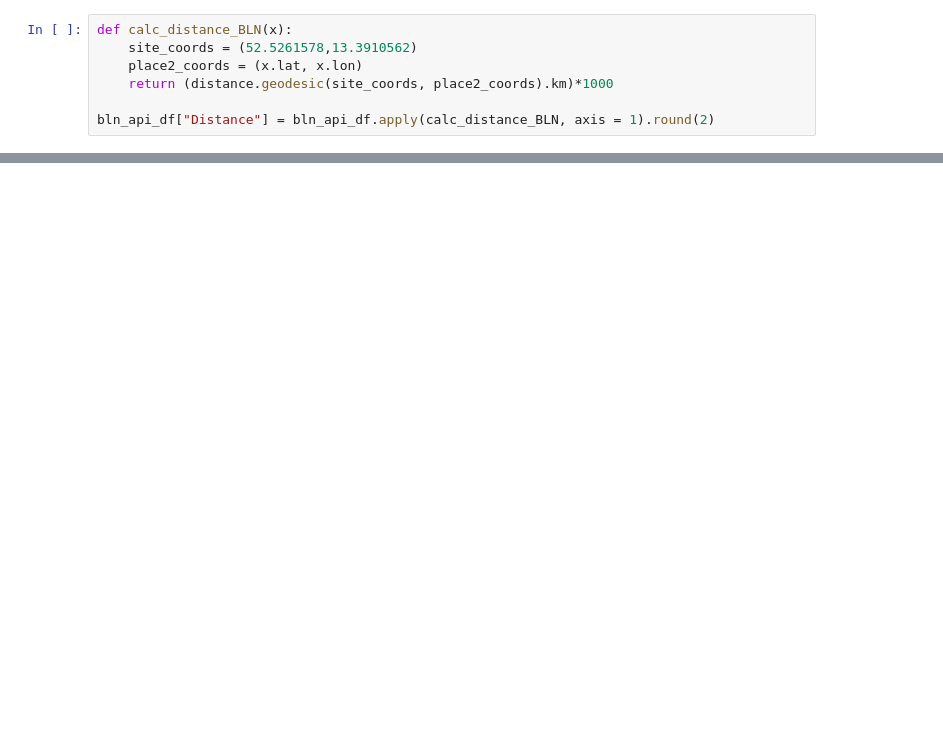
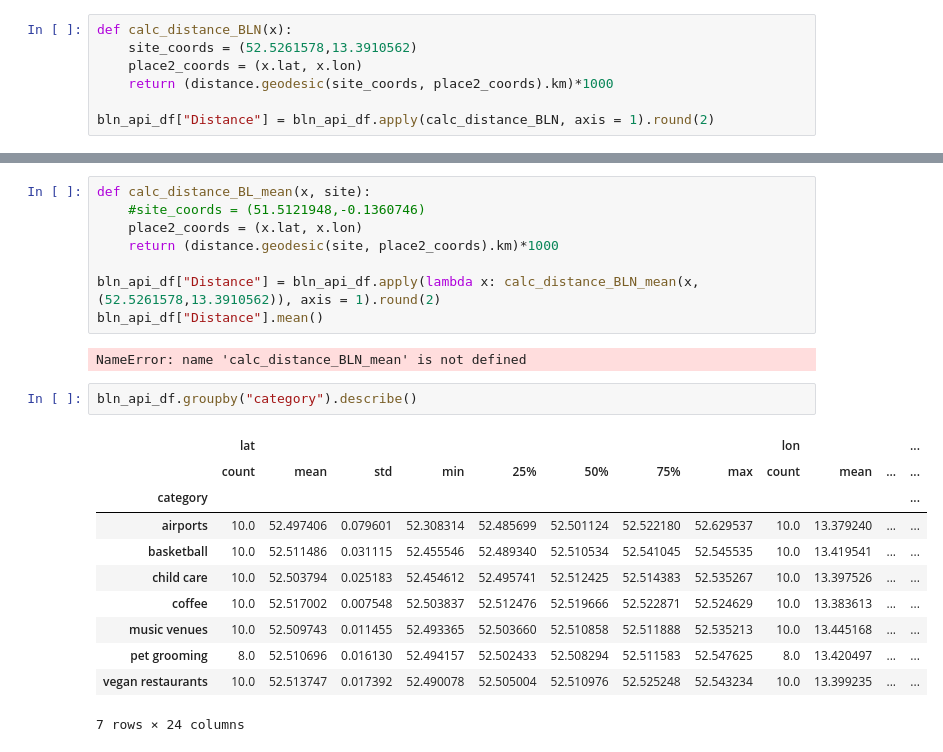
Before and after one commit to Hugocodesdude/Project_3, a Jupyter notebook: src/DIstances.ipynb, the cells around one changed output, grey strips where cells are left out. Saved outputs shown, nothing was run; the diff lists cells and outputs as text; blank space fills up the shorter version.

```diff
--- a/src/DIstances.ipynb
+++ b/src/DIstances.ipynb
@@ -398,0 +451,24 @@ bln_api_df
+# %%
+def calc_distance_BL_mean(x, site):
+    #site_coords = (51.5121948,-0.1360746)
+    place2_coords = (x.lat, x.lon)
+    return (distance.geodesic(site, place2_coords).km)*1000
+
+bln_api_df["Distance"] = bln_api_df.apply(lambda x: calc_distance_BLN_mean(x, (52.5261578,13.3910562)), axis = 1).round(2)
+bln_api_df["Distance"].mean()
+# %% [output]
+NameError: name 'calc_distance_BLN_mean' is not defined
+# %%
+bln_api_df.groupby("category").describe()
+# %% [output]
+|  | lat |  |  |  |  |  |  |  | lon |  |  | ... |
+|  | count | mean | std | min | 25% | 50% | 75% | max | count | mean | ... | ... |
+| category |  |  |  |  |  |  |  |  |  |  |  | ... |
+| airports | 10.0 | 52.497406 | 0.079601 | 52.308314 | 52.485699 | 52.501124 | 52.522180 | 52.629537 | 10.0 | 13.379240 | ... | ... |
+| basketball | 10.0 | 52.511486 | 0.031115 | 52.455546 | 52.489340 | 52.510534 | 52.541045 | 52.545535 | 10.0 | 13.419541 | ... | ... |
+| child care | 10.0 | 52.503794 | 0.025183 | 52.454612 | 52.495741 | 52.512425 | 52.514383 | 52.535267 | 10.0 | 13.397526 | ... | ... |
+| coffee | 10.0 | 52.517002 | 0.007548 | 52.503837 | 52.512476 | 52.519666 | 52.522871 | 52.524629 | 10.0 | 13.383613 | ... | ... |
+| music venues | 10.0 | 52.509743 | 0.011455 | 52.493365 | 52.503660 | 52.510858 | 52.511888 | 52.535213 | 10.0 | 13.445168 | ... | ... |
+| pet grooming | 8.0 | 52.510696 | 0.016130 | 52.494157 | 52.502433 | 52.508294 | 52.511583 | 52.547625 | 8.0 | 13.420497 | ... | ... |
+| vegan restaurants | 10.0 | 52.513747 | 0.017392 | 52.490078 | 52.505004 | 52.510976 | 52.525248 | 52.543234 | 10.0 | 13.399235 | ... | ... |
+7 rows × 24 columns
```
Also changed, not shown: parts of 11 cells of this notebook, 8 other files.
